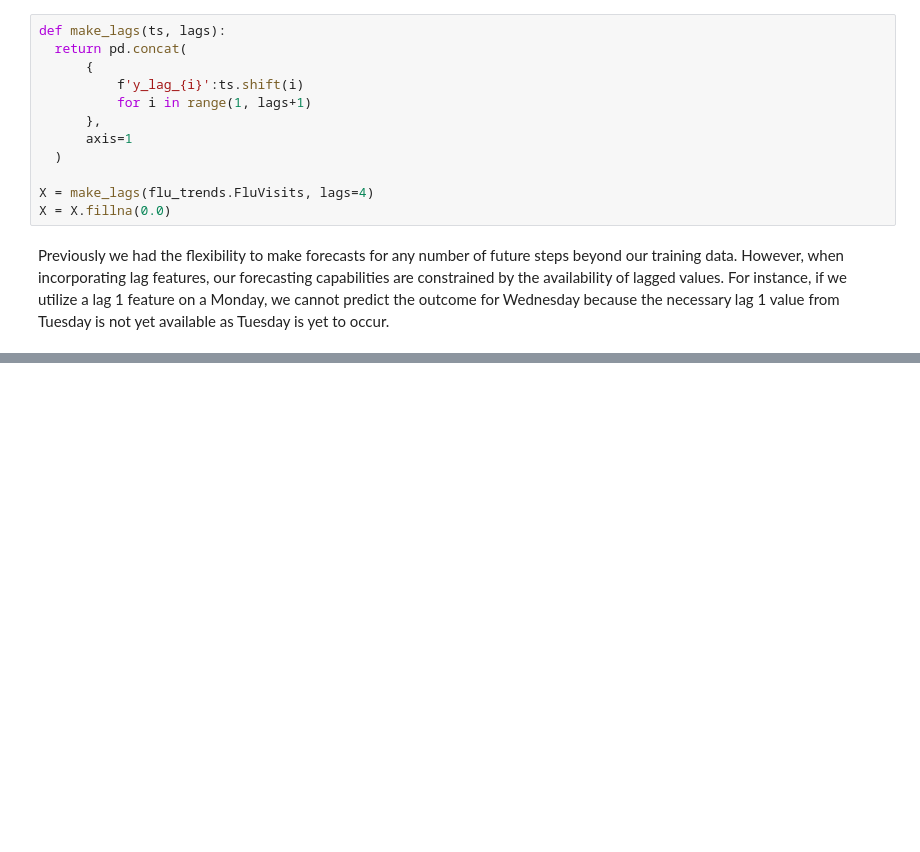
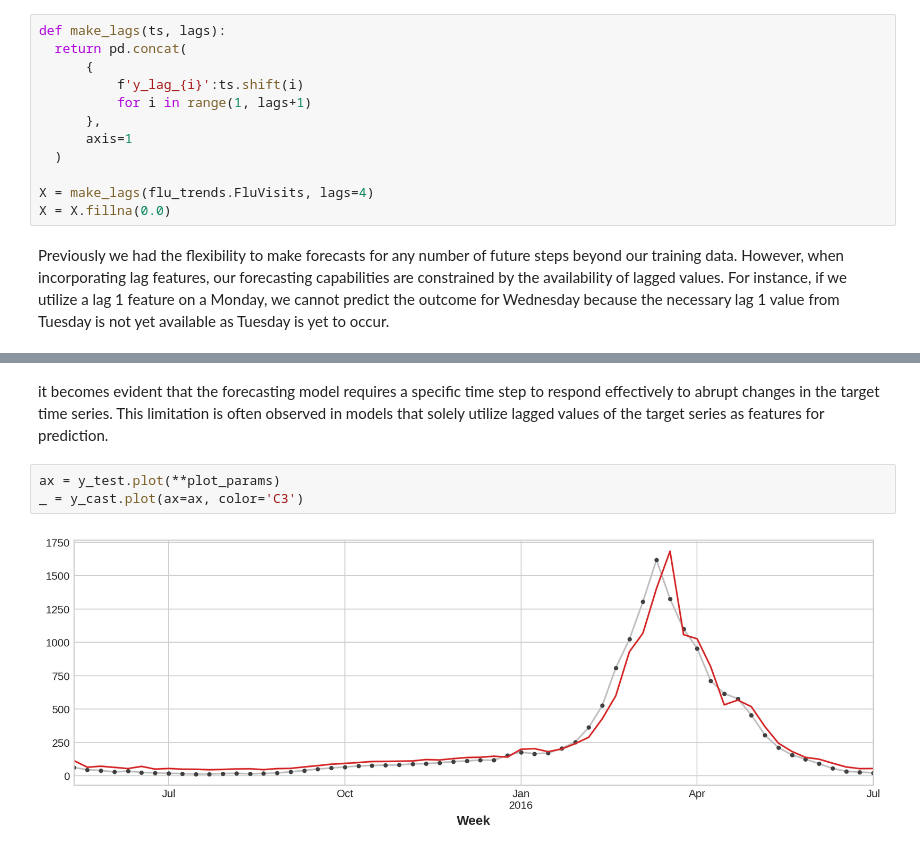
Before and after one commit to gani88/ForecastingTimeSeries, a Jupyter notebook: Forecasting_4_Lag_Embedding.ipynb, the cells around one changed output, grey strips where cells are left out. Cells and saved outputs as stored; diff of their text form; blank space fills up the shorter version.

```diff
--- a/Forecasting_4_Lag_Embedding.ipynb
+++ b/Forecasting_4_Lag_Embedding.ipynb
@@ -341,0 +393,7 @@ X = X.fillna(0.0)
+# %% [markdown]
+it becomes evident that the forecasting model requires a specific time step to respond effectively to abrupt changes in the target time series. This limitation is often observed in models that solely utilize lagged values of the target series as features for prediction.
+# %%
+ax = y_test.plot(**plot_params)
+_ = y_cast.plot(ax=ax, color='C3')
+# %% [output]
+[figure, added]
```
Also changed, not shown: parts of 8 cells of this notebook.
